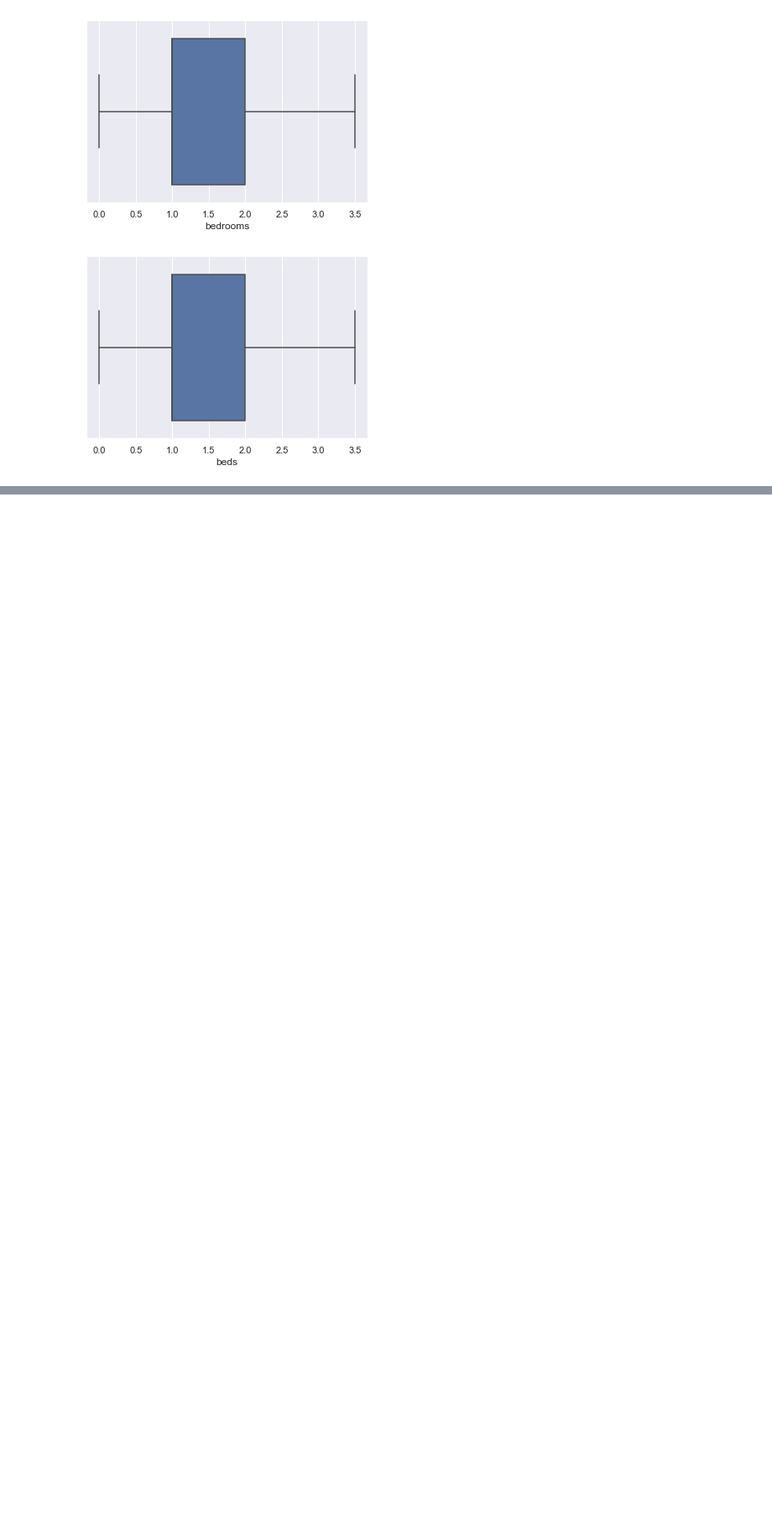
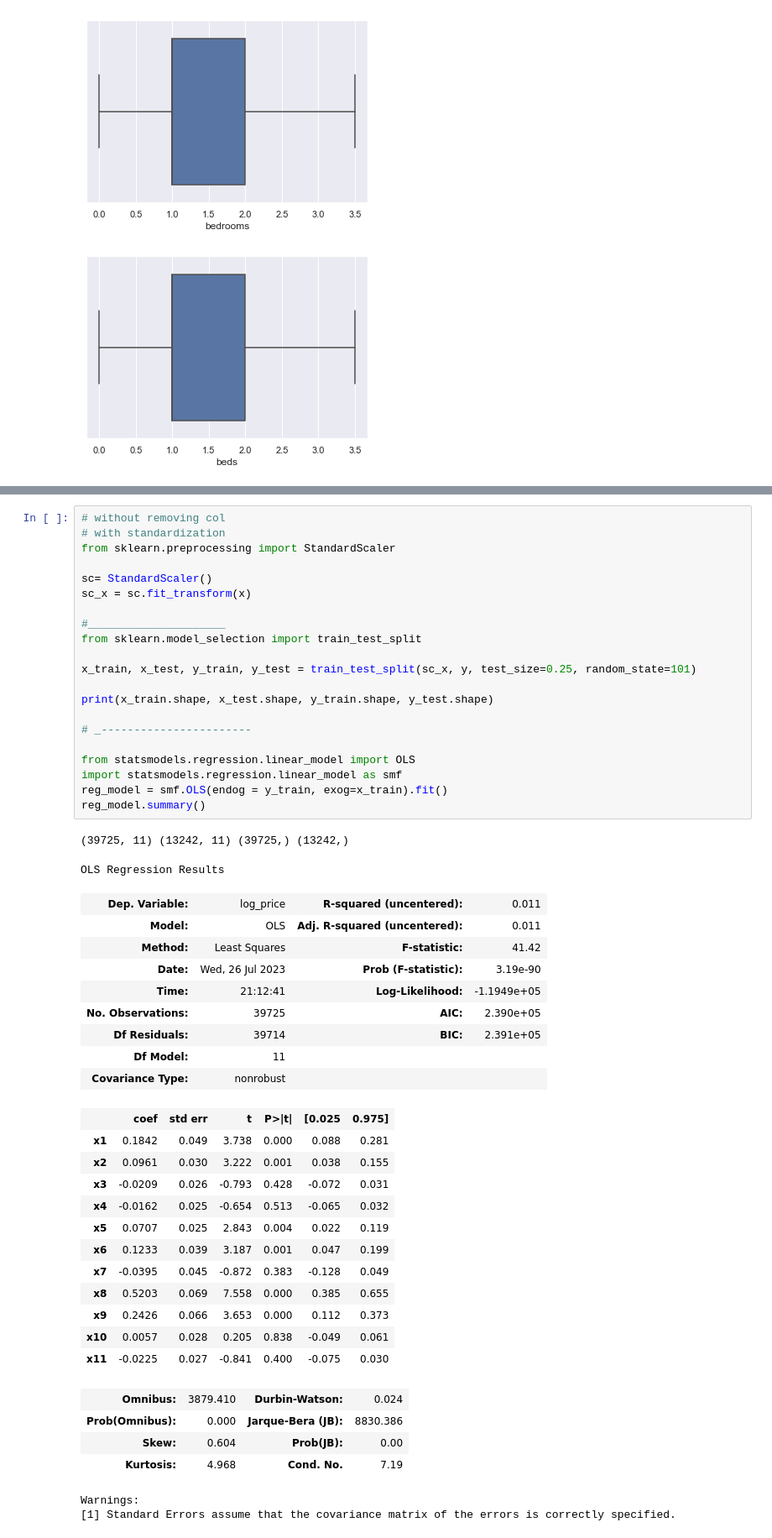
Before and after one commit to arunChauhan-coder/Machine-Learning, a Jupyter notebook: REGRESSION_TEST 1.ipynb, the cells around one changed output, grey strips where cells are left out. Shown at 84% size. Cells and saved outputs as stored; diff of their text form; blank space fills up the shorter version.

Commit message:
Regressor Model applied

```diff
--- a/REGRESSION_TEST 1.ipynb
+++ b/REGRESSION_TEST 1.ipynb
@@ -379,0 +627,51 @@ for i in x:
+# %%
+# without removing col
+# with standardization
+from sklearn.preprocessing import StandardScaler
+
+sc= StandardScaler()
+sc_x = sc.fit_transform(x)
+
+#_____________________
+from sklearn.model_selection import train_test_split
+
+x_train, x_test, y_train, y_test = train_test_split(sc_x, y, test_size=0.25, random_state=101)
+
+print(x_train.shape, x_test.shape, y_train.shape, y_test.shape)
+
+# _-----------------------
+
+from statsmodels.regression.linear_model import OLS
+import statsmodels.regression.linear_model as smf
+reg_model = smf.OLS(endog = y_train, exog=x_train).fit()
+reg_model.summary()
+# %% [output]
+(39725, 11) (13242, 11) (39725,) (13242,)
+OLS Regression Results
+| Dep. Variable: | log_price | R-squared (uncentered): | 0.011 |
+| Model: | OLS | Adj. R-squared (uncentered): | 0.011 |
+| Method: | Least Squares | F-statistic: | 41.42 |
+| Date: | Wed, 26 Jul 2023 | Prob (F-statistic): | 3.19e-90 |
+| Time: | 21:12:41 | Log-Likelihood: | -1.1949e+05 |
+| No. Observations: | 39725 | AIC: | 2.390e+05 |
+| Df Residuals: | 39714 | BIC: | 2.391e+05 |
+| Df Model: | 11 |  |  |
+| Covariance Type: | nonrobust |  |  |
+|  | coef | std err | t | P>|t| | [0.025 | 0.975] |
+| x1 | 0.1842 | 0.049 | 3.738 | 0.000 | 0.088 | 0.281 |
+| x2 | 0.0961 | 0.030 | 3.222 | 0.001 | 0.038 | 0.155 |
+| x3 | -0.0209 | 0.026 | -0.793 | 0.428 | -0.072 | 0.031 |
+| x4 | -0.0162 | 0.025 | -0.654 | 0.513 | -0.065 | 0.032 |
+| x5 | 0.0707 | 0.025 | 2.843 | 0.004 | 0.022 | 0.119 |
+| x6 | 0.1233 | 0.039 | 3.187 | 0.001 | 0.047 | 0.199 |
+| x7 | -0.0395 | 0.045 | -0.872 | 0.383 | -0.128 | 0.049 |
+| x8 | 0.5203 | 0.069 | 7.558 | 0.000 | 0.385 | 0.655 |
+| x9 | 0.2426 | 0.066 | 3.653 | 0.000 | 0.112 | 0.373 |
+| x10 | 0.0057 | 0.028 | 0.205 | 0.838 | -0.049 | 0.061 |
+| x11 | -0.0225 | 0.027 | -0.841 | 0.400 | -0.075 | 0.030 |
+| Omnibus: | 3879.410 | Durbin-Watson: | 0.024 |
+| Prob(Omnibus): | 0.000 | Jarque-Bera (JB): | 8830.386 |
+| Skew: | 0.604 | Prob(JB): | 0.00 |
+| Kurtosis: | 4.968 | Cond. No. | 7.19 |
+Warnings:
+[1] Standard Errors assume that the covariance matrix of the errors is correctly specified.
```
Also changed, not shown: parts of 42 cells of this notebook.
